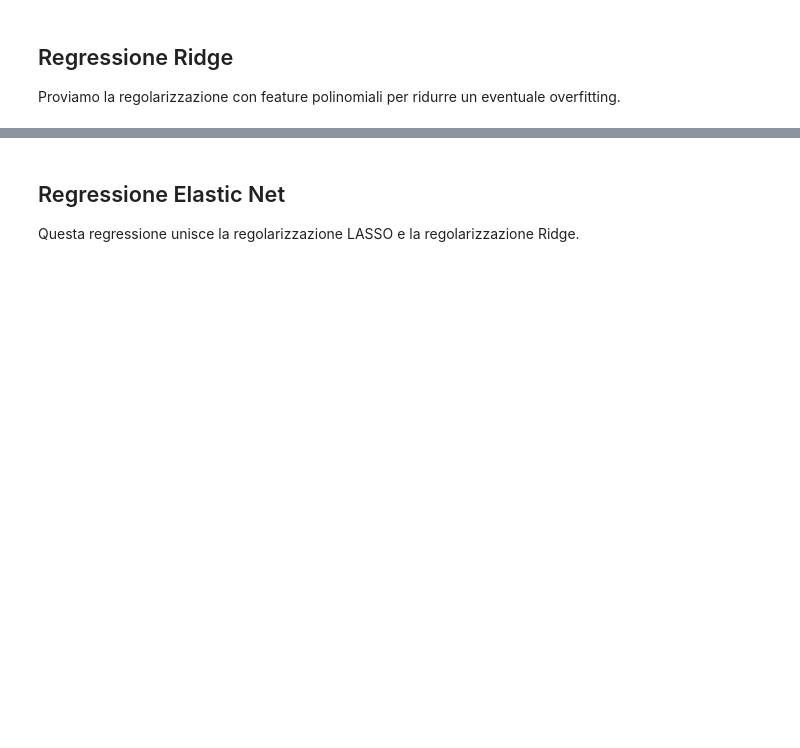
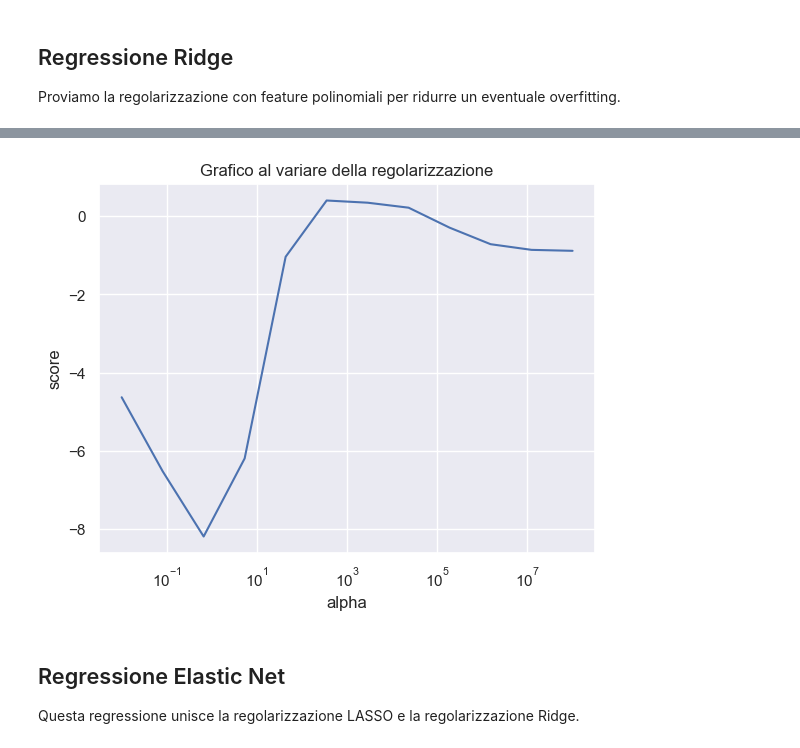
Before and after one commit to vMxster/air-quality-pm2.5, a Jupyter notebook: Notebooks/3_Training_Evaluation_Data_Aug.ipynb, the cells around one changed output, grey strips where cells are left out. Saved outputs shown, nothing was run; the diff lists cells and outputs as text; code cells hidden in the pictures; blank space fills up the shorter version.

```diff
--- a/Notebooks/3_Training_Evaluation_Data_Aug.ipynb
+++ b/Notebooks/3_Training_Evaluation_Data_Aug.ipynb
@@ -372,0 +495,4 @@ model = Pipeline([
+# %%
+alphas = np.logspace(-2, 8, num=12)
+grid = {"regr__alpha": alphas}
+gs = RandomizedSearchCV(model, grid, n_iter=12, cv=tscv, n_jobs=N_JOBS)
@@ -373,3 +507,14 @@ model = Pipeline([
+# %%
+results = pd.DataFrame(gs.cv_results_)[["param_regr__alpha", "mean_test_score"]]
+# %%
+plt.plot(results["param_regr__alpha"], results["mean_test_score"])
+plt.xscale('log')
+plt.xlabel('alpha')
+plt.ylabel('score')
+plt.title('Grafico al variare della regolarizzazione')
+plt.show()
+# %% [output]
+[figure, added]
 # %% [markdown]
 ## Regressione Elastic Net
 Questa regressione unisce la regolarizzazione LASSO e la regolarizzazione Ridge.
```
Also changed, not shown: parts of 59 cells of this notebook.
